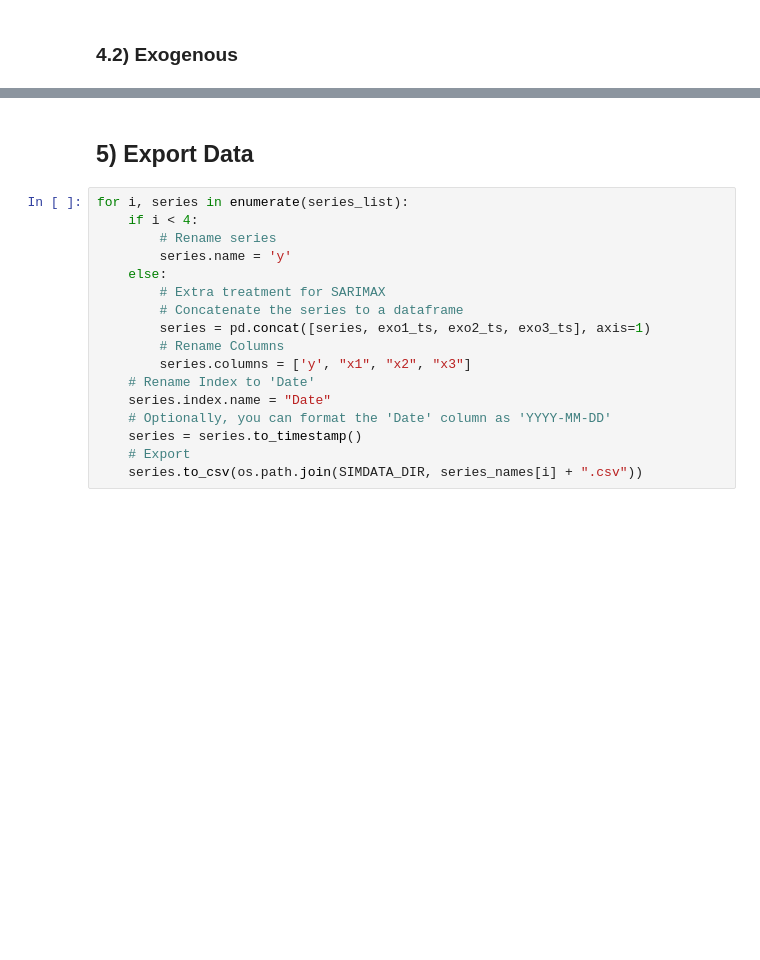
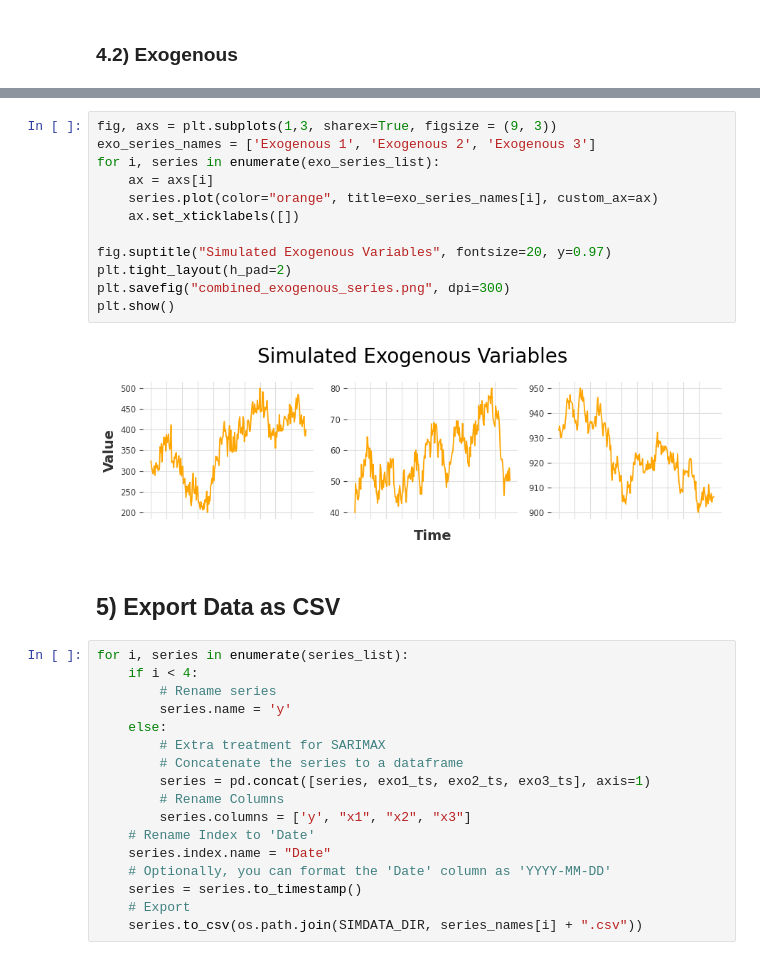
Before and after one commit to Paul-Jarschke/Time-Series-Ensembles, a Jupyter notebook: paper/simulation/data_simulaltion_paper.ipynb, the cells around one changed output, grey strips where cells are left out. Cells and saved outputs as stored; diff of their text form; blank space fills up the shorter version.

```diff
--- a/paper/simulation/data_simulaltion_paper.ipynb
+++ b/paper/simulation/data_simulaltion_paper.ipynb
@@ -389,5 +424,19 @@ for i, ts in enumerate([exo1_ts, exo2_ts, exo3_ts]):
+# %%
+fig, axs = plt.subplots(1,3, sharex=True, figsize = (9, 3))
+exo_series_names = ['Exogenous 1', 'Exogenous 2', 'Exogenous 3']
+for i, series in enumerate(exo_series_list):
+    ax = axs[i]
+    series.plot(color="orange", title=exo_series_names[i], custom_ax=ax)
+    ax.set_xticklabels([])
+
+fig.suptitle("Simulated Exogenous Variables", fontsize=20, y=0.97)
+plt.tight_layout(h_pad=2)
+plt.savefig("combined_exogenous_series.png", dpi=300)
+plt.show()
+# %% [output]
+[figure, added]
 # %% [markdown]
-## 5) Export Data
+## 5) Export Data as CSV
 # %%
 for i, series in enumerate(series_list):
     if i < 4:
```
Also changed, not shown: parts of 7 cells of this notebook, 12 other files.
